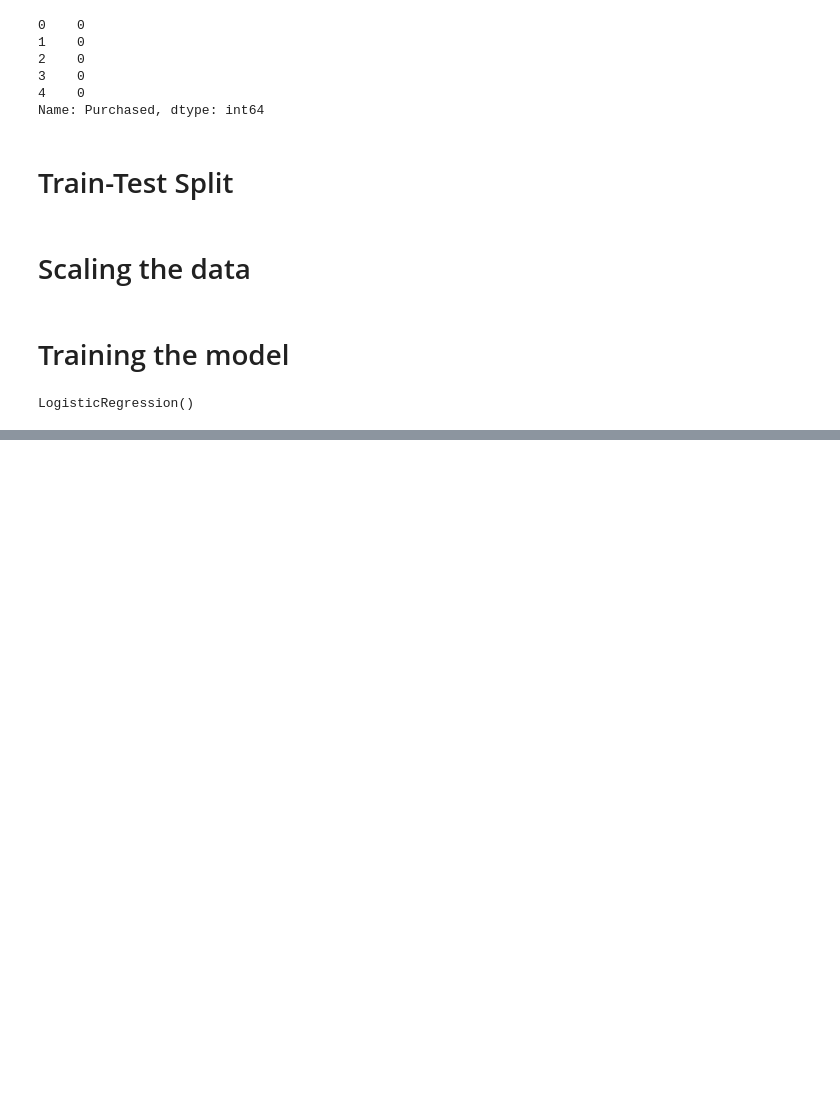
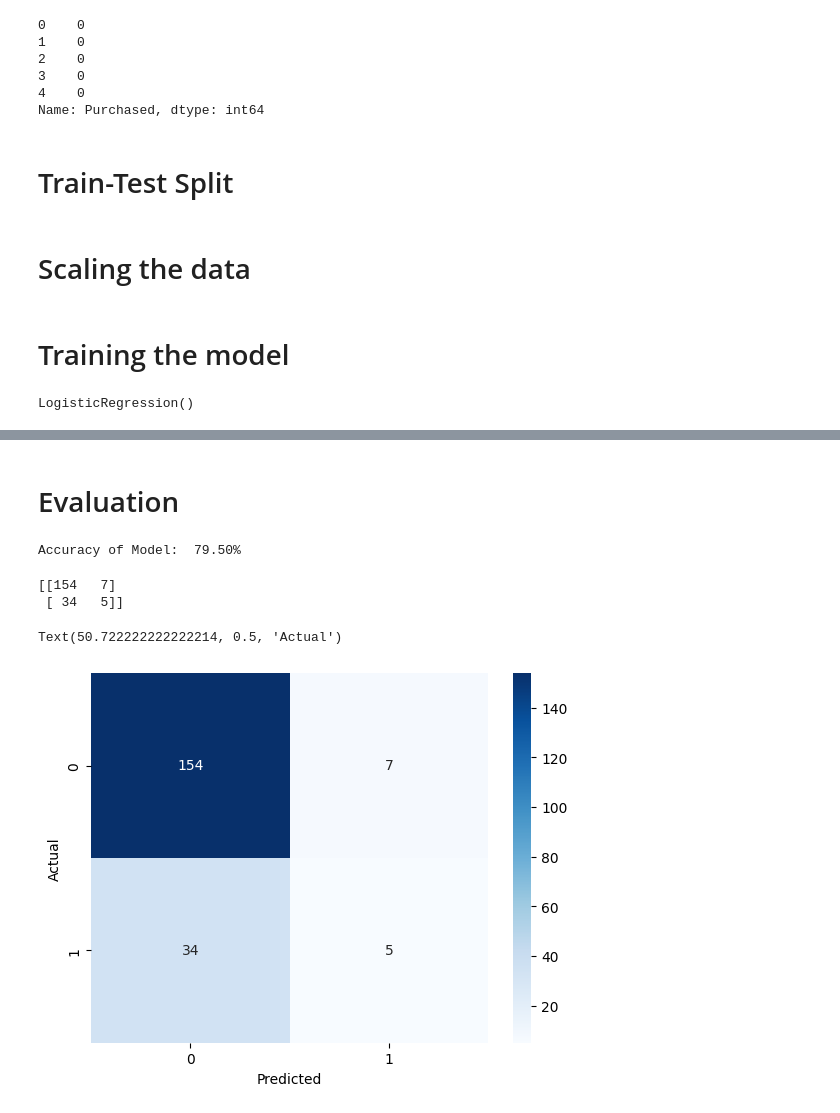
Before and after one commit to pranav1031/customer-purchase-prediction, a Jupyter notebook: customer_purchase_prediction.ipynb, the cells around one changed output, grey strips where cells are left out. Cells and saved outputs as stored; diff of their text form; code cells hidden in the pictures; blank space fills up the shorter version.

Commit message:
model evaluation

```diff
--- a/customer_purchase_prediction.ipynb
+++ b/customer_purchase_prediction.ipynb
@@ -130,0 +133,2 @@ LogisticRegression()
+# %%
+y_pred = model.predict(x_test_scaled)
@@ -130,0 +148,2 @@ LogisticRegression()
+# %% [markdown]
+# Evaluation
@@ -130,0 +152,18 @@ LogisticRegression()
+# %%
+accuracy = accuracy_score(y_test, y_pred)
+print(f"Accuracy of Model:  {accuracy * 100:.2f}%")
+# %% [output]
+Accuracy of Model:  79.50%
+# %%
+cm = confusion_matrix(y_test, y_pred)
+print(cm)
+# %% [output]
+[[154   7]
+ [ 34   5]]
+# %%
+sns.heatmap(cm, annot=True, fmt="d", cmap="Blues")
+plt.xlabel("Predicted")
+plt.ylabel("Actual")
+# %% [output]
+Text(50.722222222222214, 0.5, 'Actual')
+[figure, added]
```
Also changed, not shown: parts of 9 cells of this notebook.
